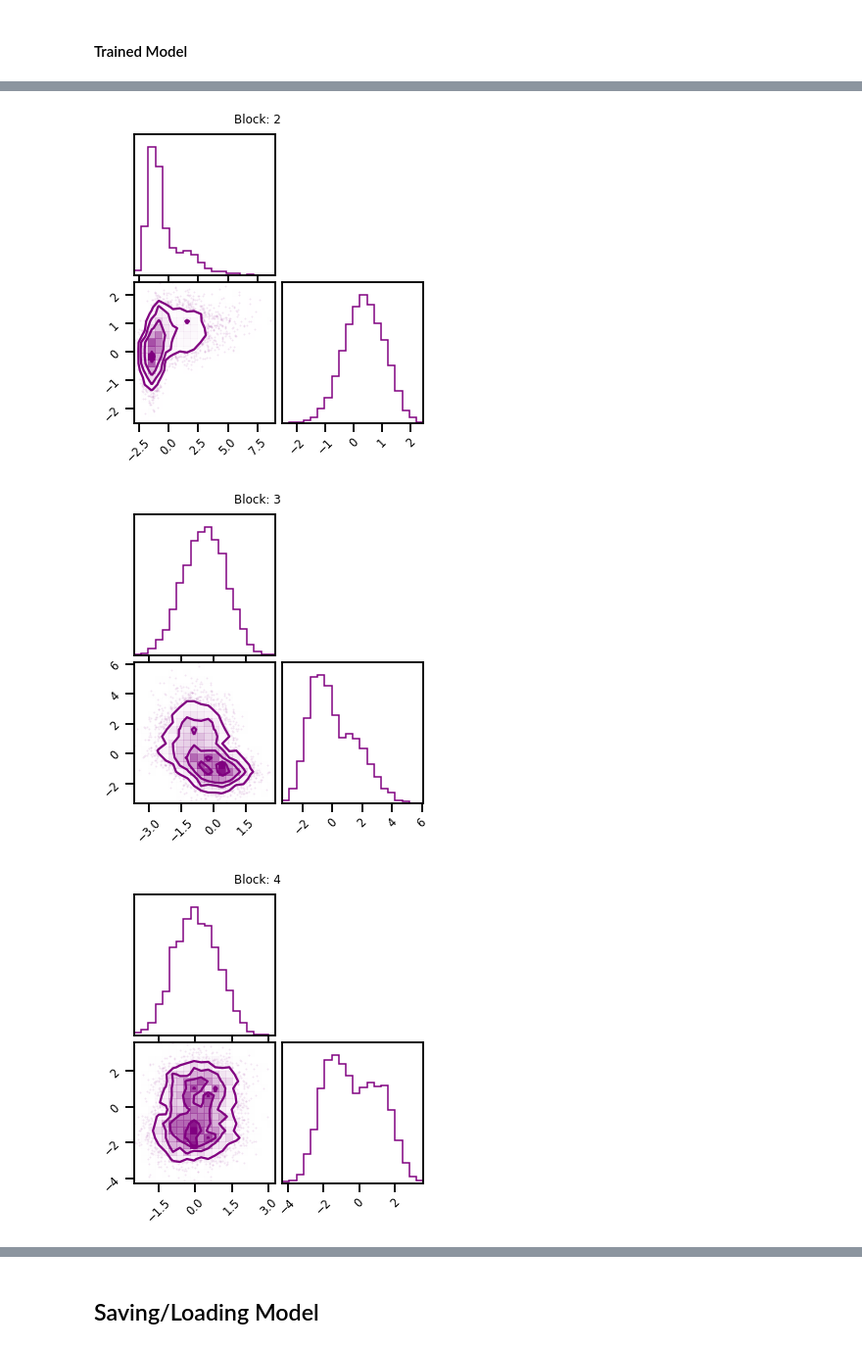
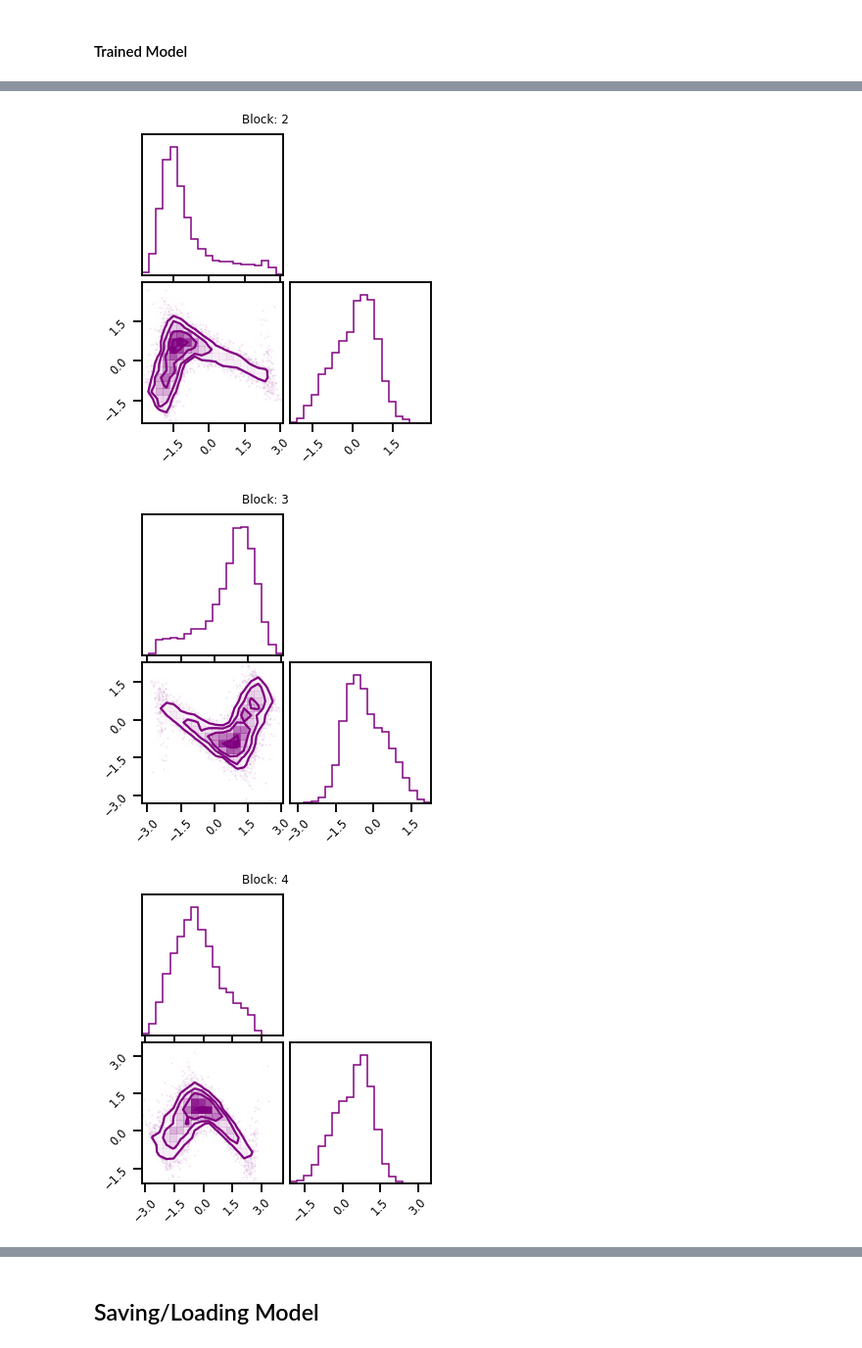
Before and after one commit to IPL-UV/rbig_jax, a Jupyter notebook: jupyterbook/content/parametric/demos/gf_demo_plane.ipynb, the cells around one changed output, grey strips where cells are left out. Shown at 98% size. Cells and saved outputs as stored; diff of their text form; code cells hidden in the pictures.

```diff
--- a/jupyterbook/content/parametric/demos/gf_demo_plane.ipynb
+++ b/jupyterbook/content/parametric/demos/gf_demo_plane.ipynb
@@ -109,37 +101,50 @@ ds_train = PlaneDataset(n_samples=n_train, noise=noise, seed=seed)
 ds_valid = PlaneDataset(n_samples=n_valid, noise=noise, seed=seed + 1)
 
 # initialize dataloader
-batch_size = 256
+batch_size = 128
 shuffle = True
 
 train_dl = DataLoader(
-    ds_train, batch_size=batch_size, shuffle=shuffle, collate_fn=None, num_workers=0
+    ds_train,
+    batch_size=batch_size,
+    shuffle=shuffle,
+    collate_fn=None,
+    num_workers=0,
+    pin_memory=False,
 )
 valid_dl = DataLoader(
-    ds_valid, batch_size=batch_size, shuffle=False, collate_fn=None, num_workers=0
+    ds_valid,
+    batch_size=batch_size,
+    shuffle=False,
+    collate_fn=None,
+    num_workers=0,
+    pin_memory=False,
 )
 # %% [markdown]
 ## Model
 # %%
 from rbig_jax.models.gaussflow import init_default_gf_model
+
+X = jnp.array(ds_train[:], dtype=np.float32)
 
 # marginal uniformization
 mixture = "logistic"
 n_components = 20
-init_mixcdf = "gmm"
+init_mixcdf = "kmeans"
 
 # inverse cdf
-inverse_cdf = "logit"
+inverse_cdf = "logistic"
 
 # rotation transformation
 n_reflections = 2
 init_rotation = "random"
 
 # nn params
-n_blocks = 5
+n_blocks = 10
 plot_layers = False
 plot_blocks = False
-X_init = X[:1_000]
+
+X_init = np.array(X[:5_000])
 # %%
 # init model
 gf_model = init_default_gf_model(
@@ -158,6 +165,10 @@ gf_model = init_default_gf_model(
 # %%
-X_g = gf_model.forward(X)
+X_g = ds_train[:].copy()
 
-# plot data
-fig = corner.corner(X_g, color="red", hist_bin_factor=2)
+for ibijector in gf_model.bijectors:
+
+    X_g = ibijector.forward(X_g)
+
+    if ibijector.name == "HouseHolder":
+        fig = corner.corner(np.array(X_g), color="red", hist_bin_factor=2)
 # %% [output]
@@ -170,7 +192,7 @@ from rbig_jax.training.parametric import init_train_op, init_gf_train_op, train_
 
 
 # lr = 0.05
-lr = 0.01
+lr = 5e-3
 optimizer = optimizers.adam(step_size=lr)
 jitted = True
 # epochs = 150
@@ -363,7 +411,7 @@ for ilayer, ibijector in enumerate(final_bijector.bijectors):
     X_g = ibijector.forward(X_g)
 
     if (ilayer + 1) % 3 == 0:
-        fig = corner.corner(X_g, color="purple")
+        fig = corner.corner(np.array(X_g), color="purple")
         fig.suptitle(f"Block: {(ilayer+1)//3}")
         plt.show()
 # %% [output]
@@ -372,3 +420,3 @@ for ilayer, ibijector in enumerate(final_bijector.bijectors):
-[figure, old version]
+[figure, new version]
-[figure, old version]
+[figure, new version]
-[figure, old version]
+[figure, new version]
```
Also changed, not shown: parts of 20 cells of this notebook, 23 other files.
